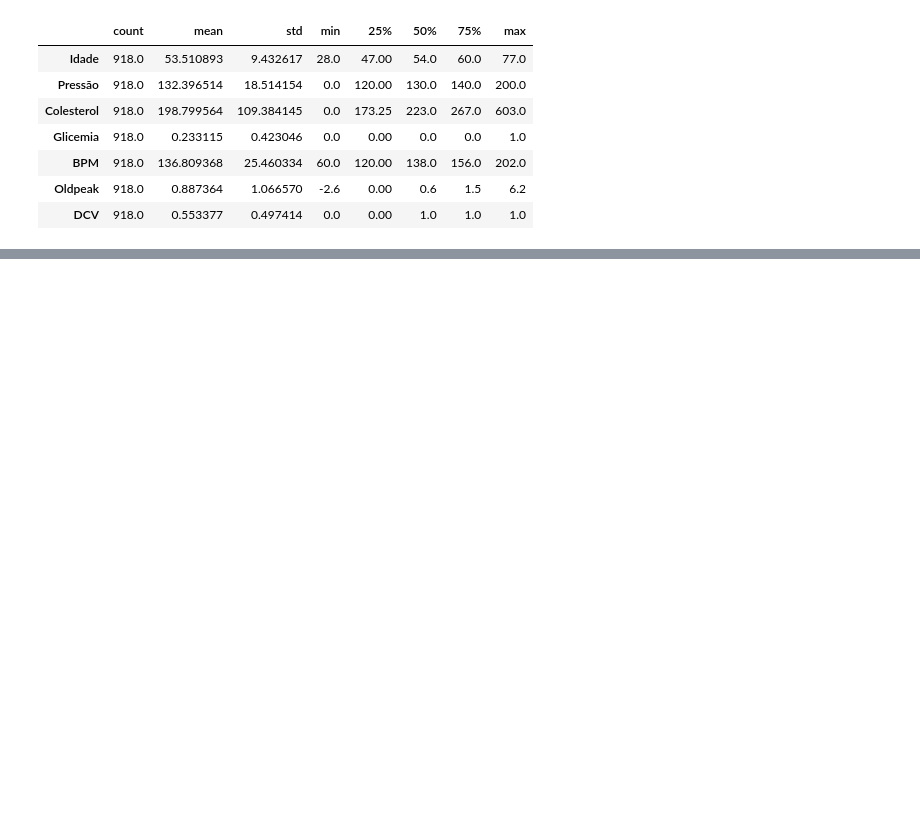
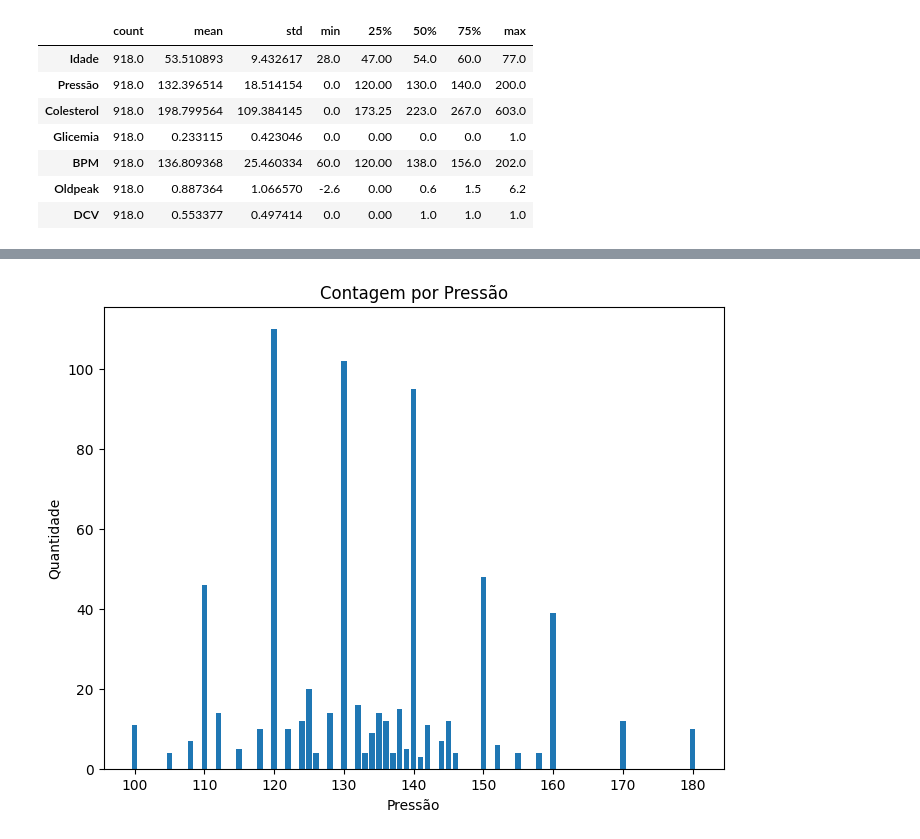
Before and after one commit to Thurcavalcante/analise-projeto-final-, a Jupyter notebook: analise.ipynb, the cells around one changed output, grey strips where cells are left out. Saved outputs shown, nothing was run; the diff lists cells and outputs as text; code cells hidden in the pictures; blank space fills up the shorter version.

```diff
--- a/analise.ipynb
+++ b/analise.ipynb
@@ -228,0 +268,11 @@ constroi_grafico_barras('Incl. ST')
+# %%
+contagem_pressao = df['Pressão'].value_counts().head(35)
+
+plt.figure(figsize=(8, 6))
+bars = plt.bar(contagem_pressao.index, contagem_pressao)
+plt.title('Contagem por Pressão')
+plt.xlabel('Pressão')
+plt.ylabel('Quantidade')
+plt.show()
+# %% [output]
+[figure, added]
```
Also changed, not shown: parts of 57 cells of this notebook.
